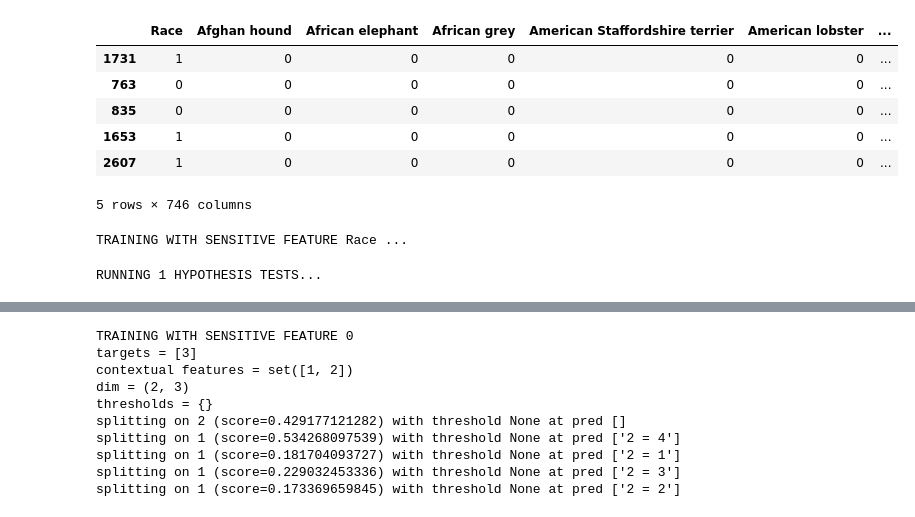
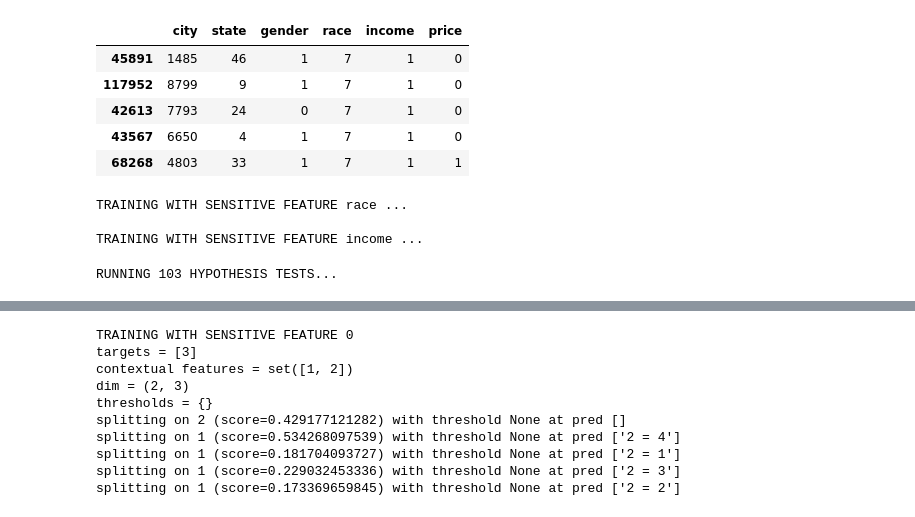
Before and after one commit to columbia/fairtest, a Jupyter notebook: src_new_api/test.ipynb, the cells around one changed output, grey strips where cells are left out. Cells and saved outputs as stored; diff of their text form; code cells hidden in the pictures.

```diff
--- a/src_new_api/test.ipynb
+++ b/src_new_api/test.ipynb
@@ -44,8 +44,8 @@ data['race'] = map(lambda x: 'Asian' if 'Asian' in x else 'Indian' if 'Indian' i
 
 #data['hours-per-week'] = map(lambda x: '≥40' if x>=40 else '<40', data['hours-per-week'])
 TARGET = 'income'
-#SENS = ['sex', 'race']
-SENS = ['sex']
+SENS = ['sex', 'race']
+#SENS = ['sex']
 EXPL = []
 '''
 
@@ -111,6 +111,7 @@ SENS = ['income', 'race']
 EXPL = []
 '''
 
+'''
 dataname = 'overfeat.txt'
 data = pd.read_csv(
             #'../data/images/lfw_black-white.txt',
@@ -119,59 +120,59 @@ data = pd.read_csv(
             sep=r'\s*\t\s*',
             engine='python',
             na_values="?")
 TARGET = 'Labels'
 SENS = ['Race']
 EXPL = []
 labeled_data = map(lambda s: ast.literal_eval(s), data[TARGET])
 for l in labeled_data:
     assert len(l) == 5
 label_encoder = preprocessing.MultiLabelBinarizer()
 labeled_data = label_encoder.fit_transform(labeled_data)
 labels = label_encoder.classes_
 df_labels = pd.DataFrame(labeled_data, columns=labels)
 data = pd.concat([data.drop(TARGET, axis=1), df_labels], axis=1)
 TARGET = labels.tolist()
+'''
 
-'''
 dataname = 'benchmark.csv'
 data = pd.read_csv(
             '../data/benchmark/benchmark.csv',
             header=0,
             sep=r'\s*,\s*',
             engine='python',
             na_values="?")
 TARGET = 'price'
-SENS = ['race']
+SENS = ['race', 'income']
 EXPL = []
-'''
 
 
 measures = {}
-exp = api2.Experiment(data, SENS, TARGET, EXPL, train_size=0.6, measures=measures, topk=50, random_state=RANDOM_SEED)
+exp = api2.Experiment(data, SENS, TARGET, EXPL, train_size=0.5, measures=measures, topk=50, random_state=RANDOM_SEED)
 exp.train_set.tail()
 # %% [output]
-|  | Race | Afghan hound | African elephant | African grey | American Staffordshire terrier | American lobster | ... |
-| 1731 | 1 | 0 | 0 | 0 | 0 | 0 | ... |
-| 763 | 0 | 0 | 0 | 0 | 0 | 0 | ... |
-| 835 | 0 | 0 | 0 | 0 | 0 | 0 | ... |
-| 1653 | 1 | 0 | 0 | 0 | 0 | 0 | ... |
-| 2607 | 1 | 0 | 0 | 0 | 0 | 0 | ... |
+|  | city | state | gender | race | income | price |
+| 45891 | 1485 | 46 | 1 | 7 | 1 | 0 |
+| 117952 | 8799 | 9 | 1 | 7 | 1 | 0 |
+| 42613 | 7793 | 24 | 0 | 7 | 1 | 0 |
+| 43567 | 6650 | 4 | 1 | 7 | 1 | 0 |
+| 68268 | 4803 | 33 | 1 | 7 | 1 | 1 |
-5 rows × 746 columns
 # %%
 imp.reload(fm)
 imp.reload(cat_tree)
 import cProfile
 
-exp.train()
+exp.train(score_aggregation='avg', min_leaf_size=50)
 # %% [output]
-TRAINING WITH SENSITIVE FEATURE Race ...
+TRAINING WITH SENSITIVE FEATURE race ...
+
+TRAINING WITH SENSITIVE FEATURE income ...
 # %%
 imp.reload(multitest)
 imp.reload(fm)
 
-exp.test(approx_stats=False, prune_insignificant=True)
+exp.test(approx_stats=True, prune_insignificant=True)
 # %% [output]
-RUNNING 1 HYPOTHESIS TESTS...
+RUNNING 103 HYPOTHESIS TESTS...
 # %%
 imp.reload(display)
 exp.report(dataname, None, filter_by='better_than_ancestors', sort_by='effect')
```
Also changed, not shown: parts of 1 cell of this notebook, 5 other files.
